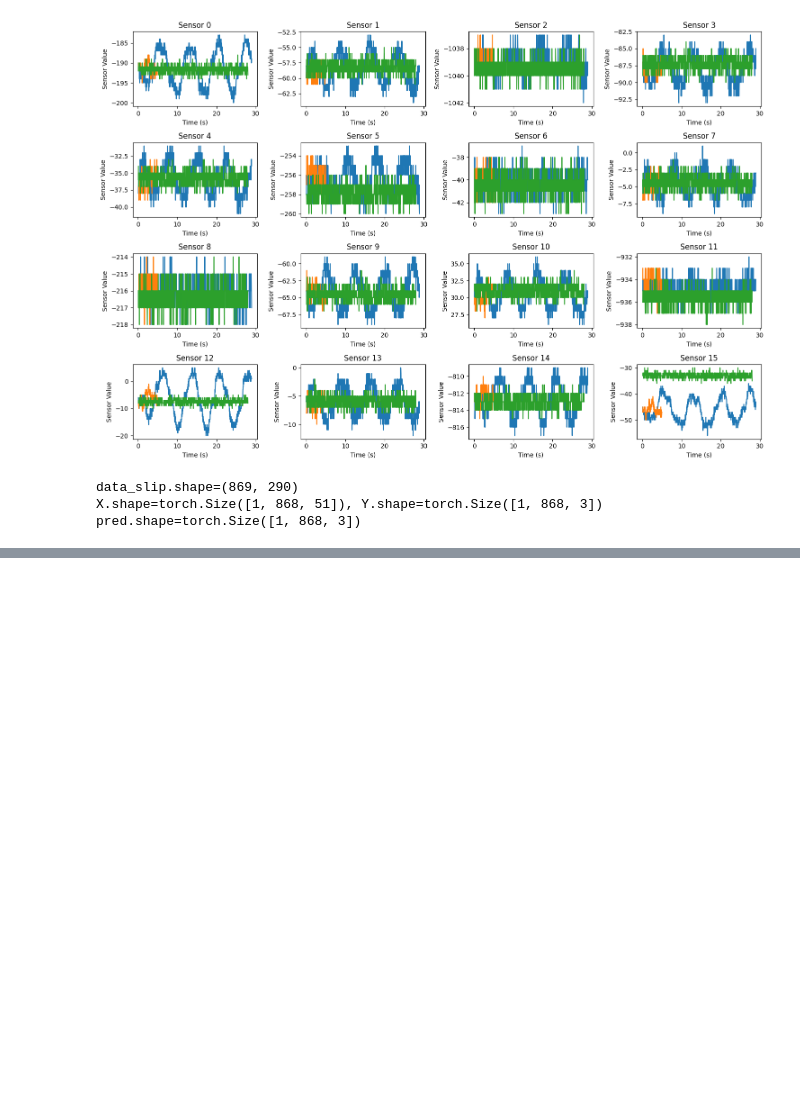
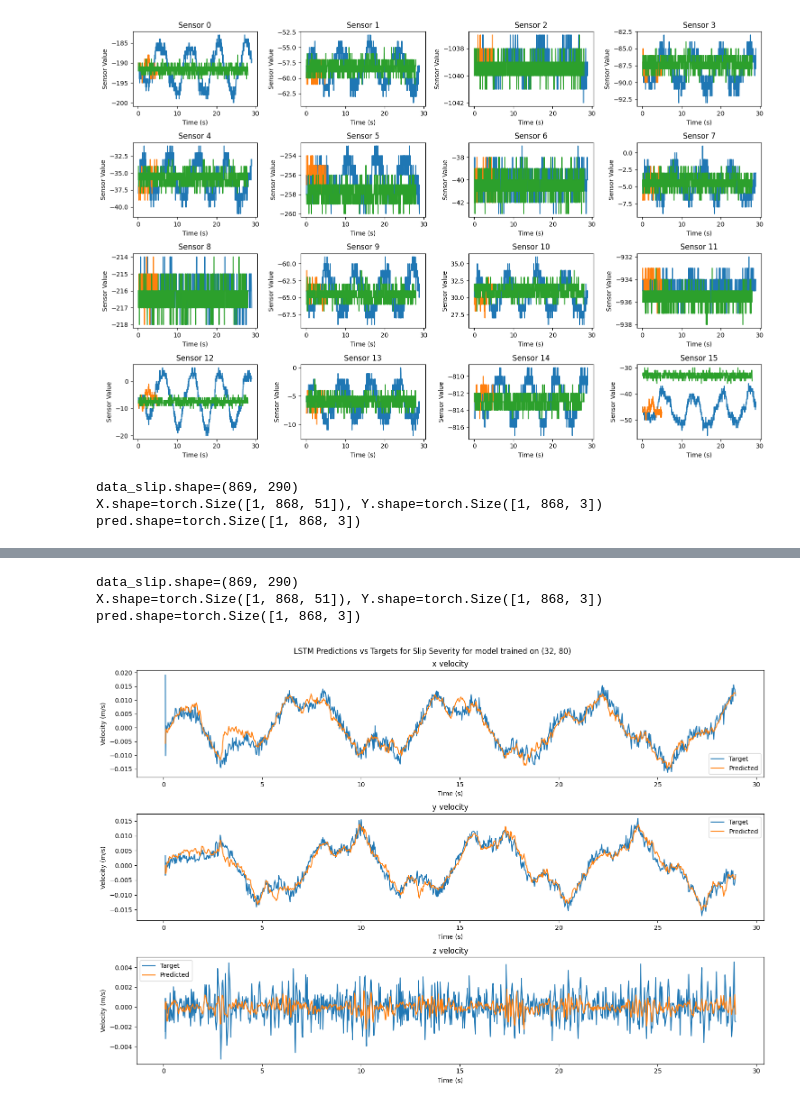
Before and after one commit to Crask21/slip_severity, a Jupyter notebook: notebooks/slip_severity.ipynb, the cells around one changed output, grey strips where cells are left out. Drawn from its saved outputs; the diff is of its cells as text; code cells hidden in the pictures; blank space fills up the shorter version.

```diff
--- a/notebooks/slip_severity.ipynb
+++ b/notebooks/slip_severity.ipynb
@@ -122,0 +253,50 @@ plt.show()
+# %%
+model = LSTMModel(input_dim=51, hidden_dim=128, layers=2, output_dim=3)
+model.load_state_dict(torch.load(os.path.join(path, "lstm_model_32-80.pth"), map_location=torch.device('cpu')))
+# model.load_state_dict(torch.load(r"C:\\Users\\Caspe\\Documents\\Studentermedhjælper\\slip_severity\\lstm_model.pth", map_location=torch.device('cpu')))
+model.eval()
+print(f"{data_slip.shape=}")
+X = torch.from_numpy(data_slip).unsqueeze(0)[:,:, :51]  # shape (1, seq_len, 51)
+Y_pose = torch.from_numpy(data_slip).unsqueeze(0)[:,:, 255:255+3]  # shape (1, seq_len, 3)
+# take first order difference of Y to get the change in slip severity
+dt = torch.from_numpy(np.diff(time_slip).astype(np.float32)).view(1, -1, 1)
+Y = torch.diff(Y_pose, dim=1) / dt
+time_slip_trimmed = time_slip[1:]
+X = X[:, 1:, :]  # remove the first time step to match the shape of Y
+print(f"{X.shape=}, {Y.shape=}")
+
+pred = []
+with torch.no_grad():
+    for i in range(X.shape[1]):
+        if i < 20:
+            x_i = X[:, :i+1, :]
+        else:
+            x_i = X[:, i-20:i+1, :]  # shape (1, 21, 51)
+        # print(f"{x_i.shape=}")
+
+        pred_i = model(x_i/1024)
+        # print(f"{pred_i=}")
+        pred.append(pred_i)
+
+pred = torch.stack(pred, dim=1)  # shape (1, seq_len, 3)
+print(f"{pred.shape=}")
+# plot predictions vs targets for each class across time
+fig, axs = plt.subplots(3, 1, figsize=(15, 10))
+
+class_LUT = {0: "x", 1: "y", 2: "z"}
+for j in range(3):
+    ax = axs[j]
+    ax.plot(time_slip_trimmed, Y[0, :, j].numpy(), label='Target')
+    ax.plot(time_slip_trimmed, pred[0, :, j].numpy(), label='Predicted')
+    ax.set_title(f'{class_LUT[j]} velocity')
+    ax.set_xlabel('Time (s)')
+    ax.set_ylabel('Velocity (m/s)')
+    ax.legend()
+plt.suptitle('LSTM Predictions vs Targets for Slip Severity for model trained on (32, 80)')
+plt.tight_layout()
+plt.show()
+# %% [output]
+data_slip.shape=(869, 290)
+X.shape=torch.Size([1, 868, 51]), Y.shape=torch.Size([1, 868, 3])
+pred.shape=torch.Size([1, 868, 3])
+[figure, added]
```
Also changed, not shown: parts of 6 cells of this notebook, 54 other files.
